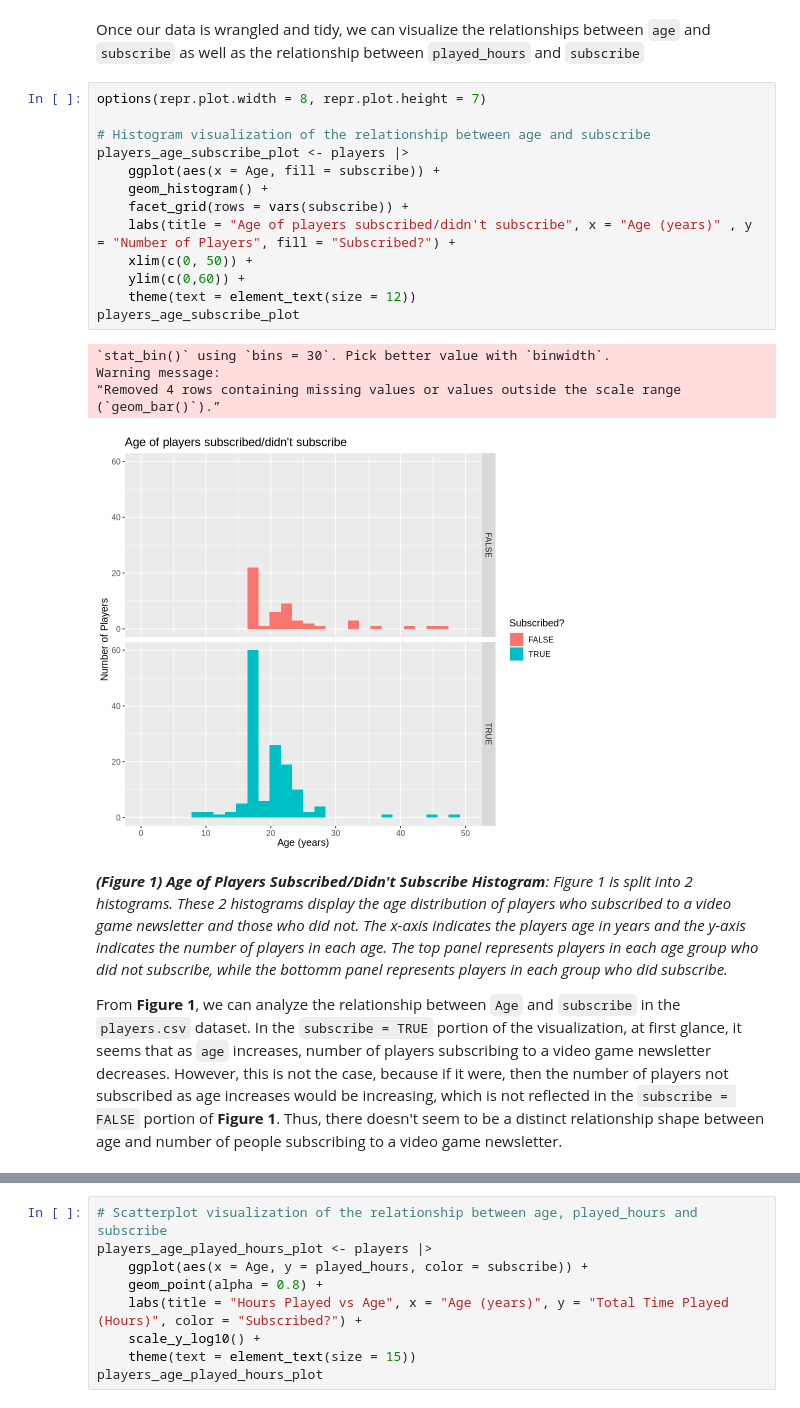
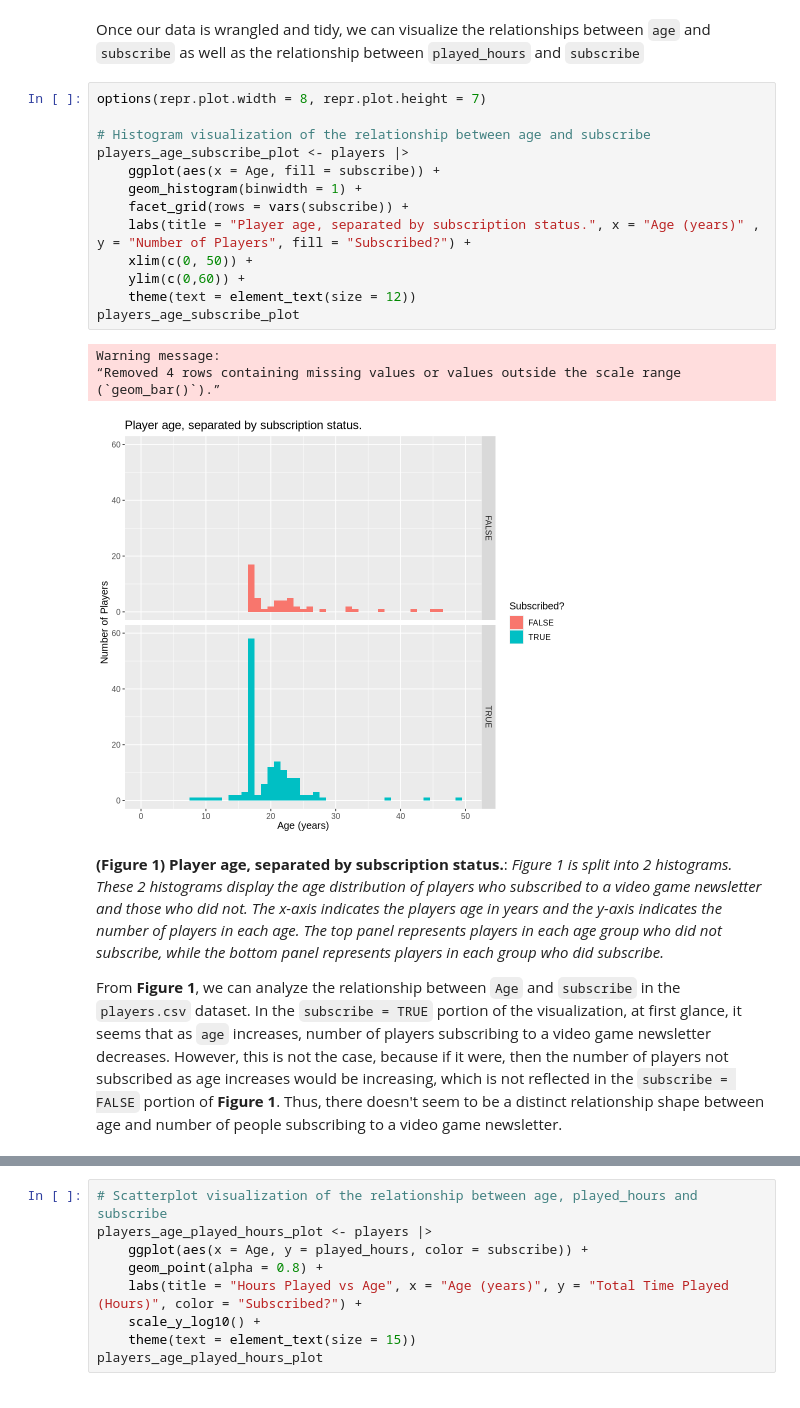
Before and after one commit to ckwok07/DSCI-100-Project-Final-Report, a Jupyter notebook: Project_Final_Report.ipynb, the cells around one changed output, grey strips where cells are left out. Saved outputs shown, nothing was run; the diff lists cells and outputs as text.

Commit message:
Added summary data, figure descriptions and changed some code.

```diff
--- a/Project_Final_Report.ipynb
+++ b/Project_Final_Report.ipynb
@@ -145,24 +163,23 @@ Once our data is wrangled and tidy, we can visualize the relationships between `
 # %%
 options(repr.plot.width = 8, repr.plot.height = 7)
 
 # Histogram visualization of the relationship between age and subscribe
 players_age_subscribe_plot <- players |>
     ggplot(aes(x = Age, fill = subscribe)) +
-    geom_histogram() +
+    geom_histogram(binwidth = 1) +
     facet_grid(rows = vars(subscribe)) +
-    labs(title = "Age of players subscribed/didn't subscribe", x = "Age (years)" , y = "Number of Players", fill = "Subscribed?") +
+    labs(title = "Player age, separated by subscription status.", x = "Age (years)" , y = "Number of Players", fill = "Subscribed?") +
     xlim(c(0, 50)) +
     ylim(c(0,60)) +
     theme(text = element_text(size = 12))
 players_age_subscribe_plot
 # %% [output]
-`stat_bin()` using `bins = 30`. Pick better value with `binwidth`.
 Warning message:
 “Removed 4 rows containing missing values or values outside the scale range
 (`geom_bar()`).”
-[figure, old version]
+[figure, new version]
 # %% [markdown]
-_**(Figure 1) Age of Players Subscribed/Didn't Subscribe Histogram**: Figure 1 is split into 2 histograms. These 2 histograms display the age distribution of players who subscribed to a video game newsletter and those who did not. The x-axis indicates the players age in years and the y-axis indicates the number of players in each age. The top panel represents players in each age group who did not subscribe, while the bottomm panel represents players in each group who did subscribe._
+**(Figure 1) Player age, separated by subscription status.**: _Figure 1 is split into 2 histograms. These 2 histograms display the age distribution of players who subscribed to a video game newsletter and those who did not. The x-axis indicates the players age in years and the y-axis indicates the number of players in each age. The top panel represents players in each age group who did not subscribe, while the bottom panel represents players in each group who did subscribe._
 
 From **Figure 1**, we can analyze the relationship between `Age` and `subscribe` in the `players.csv` dataset. In the `subscribe = TRUE` portion of the visualization, at first glance, it seems that as `age` increases, number of players subscribing to a video game newsletter decreases. However, this is not the case, because if it were, then the number of players not subscribed as age increases would be increasing, which is not reflected in the `subscribe = FALSE` portion of **Figure 1**.  Thus, there doesn't seem to be a distinct relationship shape between age and number of people subscribing to a video game newsletter.
 # %%
```
Also changed, not shown: parts of 36 cells of this notebook.
